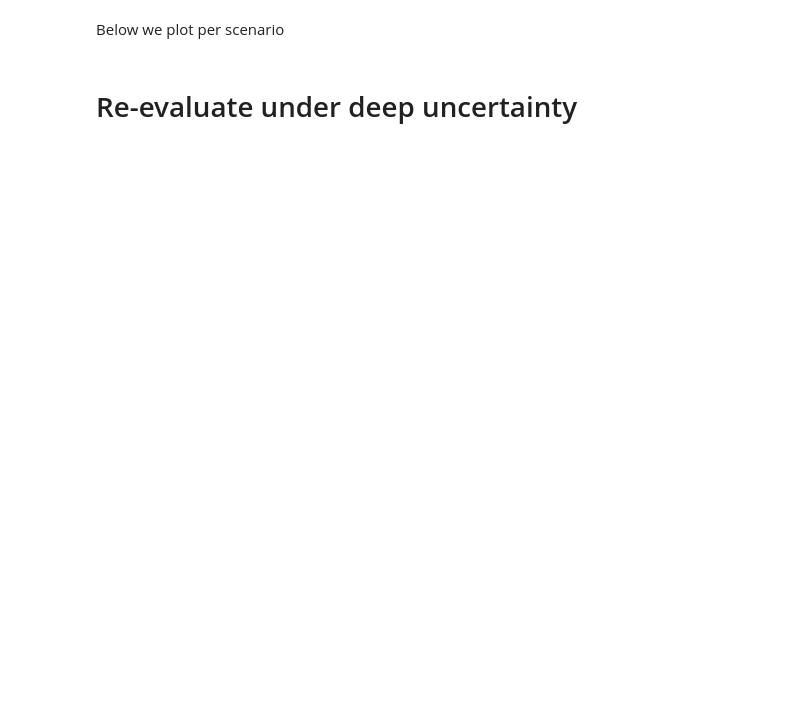
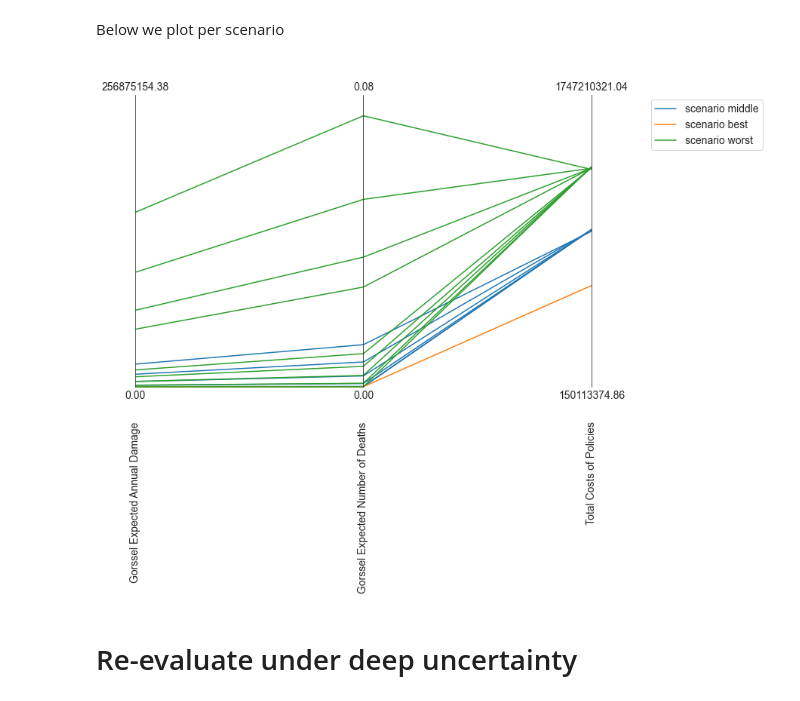
Before and after one commit to Lischip/FabiosDecisions, a Jupyter notebook: epa1361/final assignment/gorssel_optimisation.ipynb, the cells around one changed output. Drawn from its saved outputs; the diff is of its cells as text; code cells hidden in the pictures; blank space fills up the shorter version.

```diff
--- a/epa1361/final assignment/gorssel_optimisation.ipynb
+++ b/epa1361/final assignment/gorssel_optimisation.ipynb
@@ -132,8 +144,4 @@ convergence
 # %%
-outcomes_df= pd.DataFrame()
-
-cases= {0: "middle case", 1:"best case", 2: "worst case"}
-
 for i, (result, _) in enumerate(results):
     result["scenario"] = cases[i]
     outcomes_df = pd.concat([outcomes_df, result], axis=0)
@@ -152,22 +172,24 @@ Below we plot per scenario
 # %%
 colors = iter(sns.color_palette())
 limits = parcoords.get_limits(policyoutcomes)
 
 # limits.loc[0, ['inertia', 'reliability']] = 1
 # limits.loc[0, 'max_P'] = 4 # max over results based on quick inspection not shown here
 # limits.loc[0, 'utility'] = 1 # max over results based on quick inspection not shown here
 # limits.loc[1, :] = 0
 paraxes = parcoords.ParallelAxes(limits)
 
 
 for i, (result, _) in enumerate(results):
     color = next(colors)
     data = result.loc[:,  outcomes]
     paraxes.plot(data, label=f'scenario {cases[i]}', color=color)
 
 paraxes.legend()
-plt.rcParams["figure.figsize"] = (10,10)
+plt.rcParams["figure.figsize"] = (10,30)
 plt.show()
+# %% [output]
+[figure, added]
 # %% [markdown]
 # Re-evaluate under deep uncertainty
 # %%
```
Also changed, not shown: parts of 17 cells of this notebook, 6 other files.
